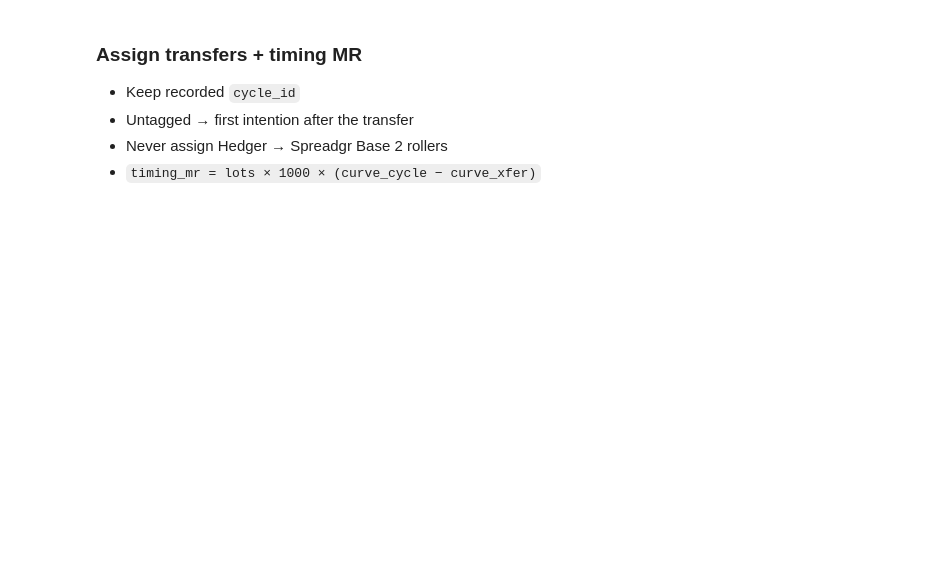
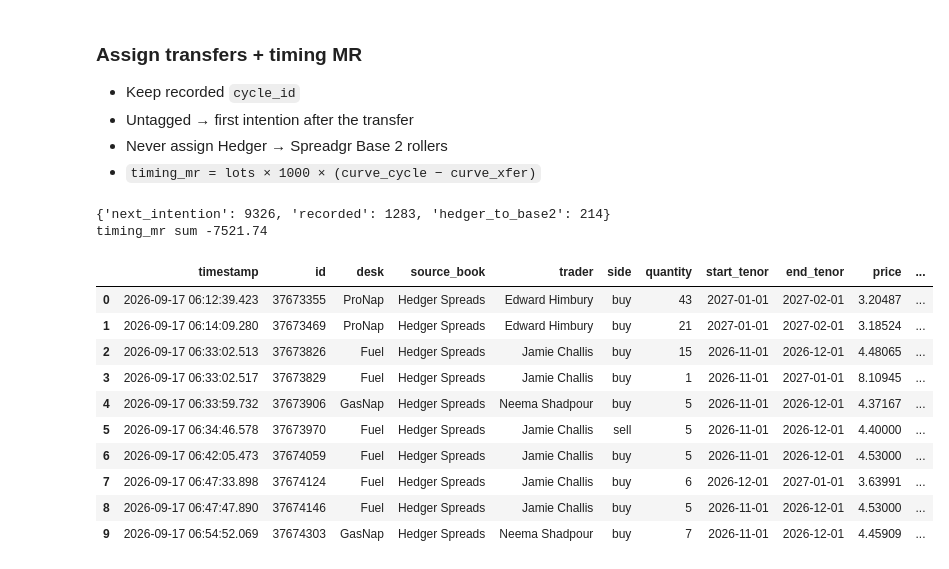
Before and after one commit to jainapek/pnl_attribution, a Jupyter notebook: src/v2/first_attempt.ipynb, the cells around one changed output. Saved outputs shown, nothing was run; the diff lists cells and outputs as text; code cells hidden in the pictures; blank space fills up the shorter version.

```diff
--- a/src/v2/first_attempt.ipynb
+++ b/src/v2/first_attempt.ipynb
@@ -56,9 +77,23 @@ print('library', lib)
 - Never assign Hedger → Spreadgr Base 2 rollers
 - `timing_mr = lots × 1000 × (curve_cycle − curve_xfer)`
 # %%
-assigned = assign_transfers_to_cycles(client, BOOK, START, DAY)
+assigned = assign_transfers_to_cycles(client, BOOK, RANGE_START, RANGE_END)
 assigned = compute_timing_mr(client, assigned)
 print(assigned['assigned_from'].value_counts(dropna=False).to_dict())
 print('timing_mr sum', round(float(assigned['timing_mr'].sum()), 2))
 display(assigned.head(10))
+# %% [output]
+{'next_intention': 9326, 'recorded': 1283, 'hedger_to_base2': 214}
+timing_mr sum -7521.74
+|  | timestamp | id | desk | source_book | trader | side | quantity | start_tenor | end_tenor | price | ... |
+| 0 | 2026-09-17 06:12:39.423 | 37673355 | ProNap | Hedger Spreads | Edward Himbury | buy | 43 | 2027-01-01 | 2027-02-01 | 3.20487 | ... |
+| 1 | 2026-09-17 06:14:09.280 | 37673469 | ProNap | Hedger Spreads | Edward Himbury | buy | 21 | 2027-01-01 | 2027-02-01 | 3.18524 | ... |
+| 2 | 2026-09-17 06:33:02.513 | 37673826 | Fuel | Hedger Spreads | Jamie Challis | buy | 15 | 2026-11-01 | 2026-12-01 | 4.48065 | ... |
+| 3 | 2026-09-17 06:33:02.517 | 37673829 | Fuel | Hedger Spreads | Jamie Challis | buy | 1 | 2026-11-01 | 2027-01-01 | 8.10945 | ... |
+| 4 | 2026-09-17 06:33:59.732 | 37673906 | GasNap | Hedger Spreads | Neema Shadpour | buy | 5 | 2026-11-01 | 2026-12-01 | 4.37167 | ... |
+| 5 | 2026-09-17 06:34:46.578 | 37673970 | Fuel | Hedger Spreads | Jamie Challis | sell | 5 | 2026-11-01 | 2026-12-01 | 4.40000 | ... |
+| 6 | 2026-09-17 06:42:05.473 | 37674059 | Fuel | Hedger Spreads | Jamie Challis | buy | 5 | 2026-11-01 | 2026-12-01 | 4.53000 | ... |
+| 7 | 2026-09-17 06:47:33.898 | 37674124 | Fuel | Hedger Spreads | Jamie Challis | buy | 6 | 2026-12-01 | 2027-01-01 | 3.63991 | ... |
+| 8 | 2026-09-17 06:47:47.890 | 37674146 | Fuel | Hedger Spreads | Jamie Challis | buy | 5 | 2026-11-01 | 2026-12-01 | 4.53000 | ... |
+| 9 | 2026-09-17 06:54:52.069 | 37674303 | GasNap | Hedger Spreads | Neema Shadpour | buy | 7 | 2026-11-01 | 2026-12-01 | 4.45909 | ... |
 # %% [markdown]
```
Also changed, not shown: parts of 10 cells of this notebook, 3 other files.
